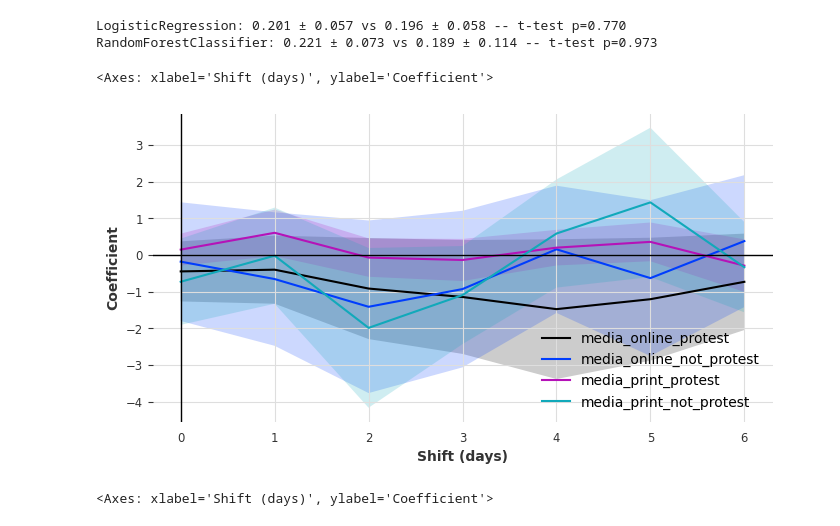
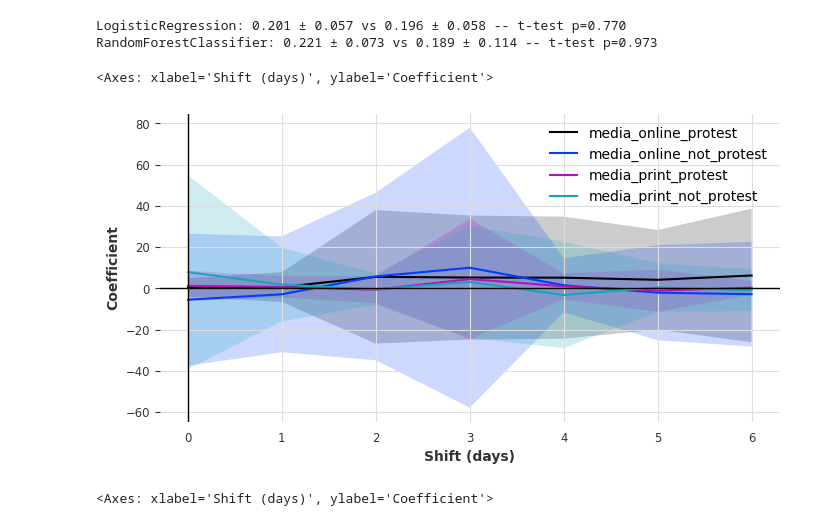
Before and after one commit to davidpomerenke/protest-impact, a Jupyter notebook: notebooks/instrumental_variable.ipynb, the cells around one changed output. Drawn from its saved outputs; the diff is of its cells as text; code cells hidden in the pictures.

```diff
--- a/notebooks/instrumental_variable.ipynb
+++ b/notebooks/instrumental_variable.ipynb
@@ -117,19 +117,19 @@ RandomForestClassifier: 0.221 ± 0.073 vs 0.189 ± 0.114 -- t-test p=0.973
 # %%
 from src.models.time_series import instrumental_variable_liml, plot_impact_ts
 
 _, results = instrumental_variable_liml(
     target="protest",
     treatment="occ_protest",
-    instrument="weather_prcp",
+    instruments=["weather_prcp"],
     lags=range(-7, 1),
     ignore_group=True,
     n_jobs=1,
 )
 results
 plot_impact_ts(results, "occ_protest")
 # %% [output]
 <Axes: xlabel='Shift (days)', ylabel='Coefficient'>
-[figure, old version]
+[figure, new version]
 # %%
 from src.models.time_series import instrumental_variable_liml, plot_impact_ts
 
```
Also changed, not shown: parts of 2 cells of this notebook, 1 other file.
